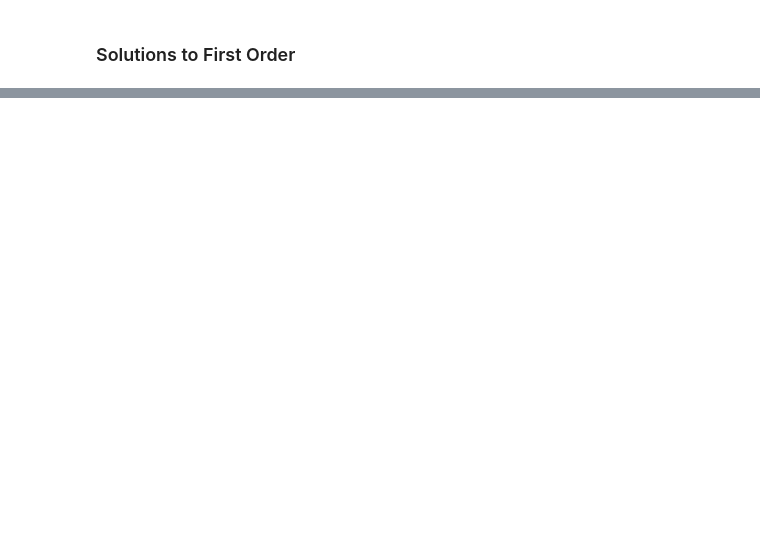
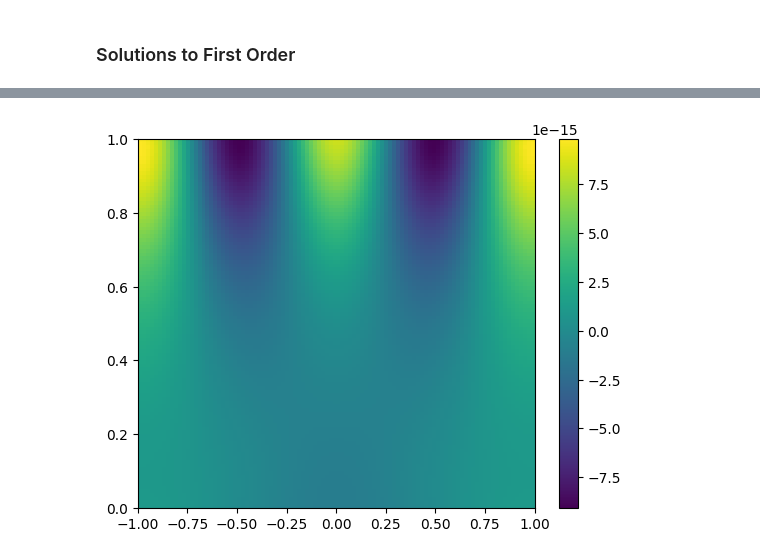
Before and after one commit to NiallOswald/photosurfactant, a Jupyter notebook: notebooks/linearised.ipynb, the cells around one changed output, grey strips where cells are left out. Drawn from its saved outputs; the diff is of its cells as text; code cells hidden in the pictures; blank space fills up the shorter version.

```diff
--- a/notebooks/linearised.ipynb
+++ b/notebooks/linearised.ipynb
@@ -519,0 +792,27 @@ sols = np.array([np.linalg.solve(sys[:, :-1, i], f[:, i]) for i in range(len(ome
+# %%
+def invert(f):
+    def _(x, *args):
+        coeffs = f(*args)
+        return coeffs[0] + np.sum(coeffs[1:, np.newaxis] * np.exp(1.j * omega[:, np.newaxis] * (x + L)[np.newaxis, :]), axis=0)
+
+    return _
+# %%
+u = invert(u_f)
+v = invert(v_f)
+c_tr = invert(c_tr_f)
+c_ci = invert(c_ci_f)
+gamma_tr = invert(gamma_tr_f)
+gamma_ci = invert(gamma_ci_f)
+S = invert(S_f)
+# %%
+xx = np.linspace(-L, L, 100)
+yy = np.linspace(0, 1, 100)
+# %%
+uu = np.array([u(xx, y) for y in yy])
+vv = np.array([v(xx, y) for y in yy])
+cc_tr = np.array([c_tr(xx, y) for y in yy])
+cc_ci = np.array([c_ci(xx, y) for y in yy])
+
+ggamma_tr = gamma_tr(xx)
+ggamma_ci = gamma_ci(xx)
+SS = S(xx)
@@ -519,0 +825,6 @@ sols = np.array([np.linalg.solve(sys[:, :-1, i], f[:, i]) for i in range(len(ome
+# %%
+plt.imshow(vv.real, extent=[-L, L, 0, 1], aspect="auto")
+plt.colorbar()
+plt.show()
+# %% [output]
+[figure, added]
```
Also changed, not shown: parts of 58 cells of this notebook.
